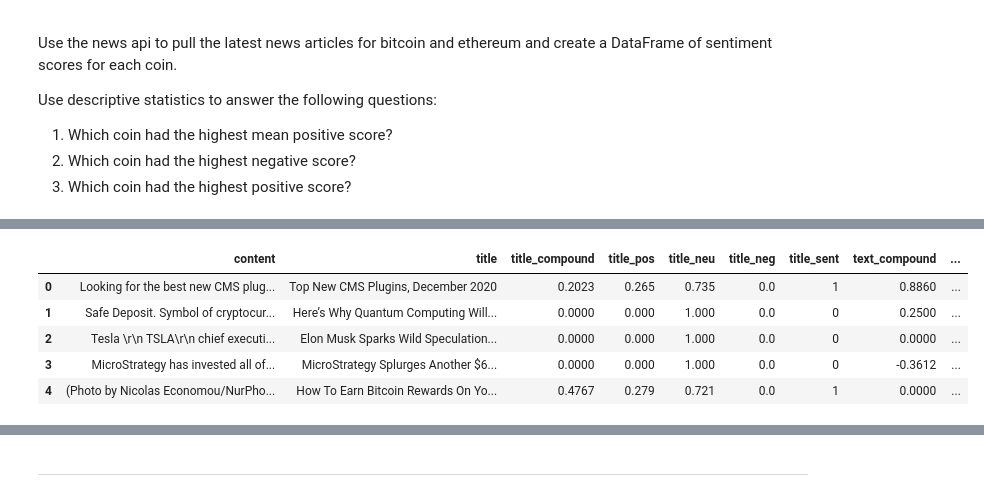
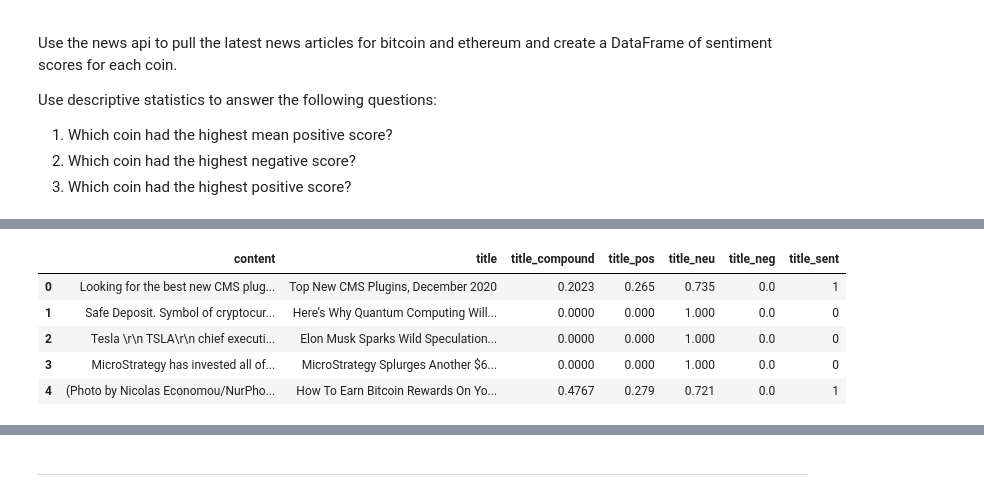
Before and after one commit to kristinav910/Crypto_Sentiment_Analysis, a Jupyter notebook: crypto_sentiment.ipynb, the cells around one changed output, grey strips where cells are left out. Cells and saved outputs as stored; diff of their text form; code cells hidden in the pictures.

```diff
--- a/crypto_sentiment.ipynb
+++ b/crypto_sentiment.ipynb
@@ -105,51 +97,52 @@ def get_sentiment(score):
 
     return result
 # %%
-bit_title_sent = {
+title_sent = {
     "title_compound": [],
     "title_pos": [],
     "title_neu": [],
     "title_neg": [],
     "title_sent": [],
 }
-content_sent = {
-    "content_compound": [],
-    "content_pos": [],
-    "content_neu": [],
-    "content_neg": [],
-    "content_sent": [],
+text_sent = {
+    "text_compound": [],
+    "text_pos": [],
+    "text_neu": [],
+    "text_neg": [],
+    "text_sent": [],
 }
 
 # Get sentiment for the text and the title
 for index, row in bit_df.iterrows():
     try:
            # Sentiment scoring with VADER
         title_sentiment = analyzer.polarity_scores(row["title"])
         title_sent["title_compound"].append(title_sentiment["compound"])
         title_sent["title_pos"].append(title_sentiment["pos"])
         title_sent["title_neu"].append(title_sentiment["neu"])
         title_sent["title_neg"].append(title_sentiment["neg"])
         title_sent["title_sent"].append(get_sentiment(title_sentiment["compound"]))
 
         text_sentiment = analyzer.polarity_scores(row["content"])
         text_sent["text_compound"].append(text_sentiment["compound"])
         text_sent["text_pos"].append(text_sentiment["pos"])
         text_sent["text_neu"].append(text_sentiment["neu"])
         text_sent["text_neg"].append(text_sentiment["neg"])
         text_sent["text_sent"].append(get_sentiment(text_sentiment["compound"]))
     except AttributeError:
         pass
 
 # Attaching sentiment columns to the News DataFrame
-#title_sentiment_df = pd.DataFrame(title_sent)
+title_sentiment_df = pd.DataFrame(title_sent)
 text_sentiment_df = pd.DataFrame(text_sent)
-bitcoin_df_sentiment = bit_df.join(title_sentiment_df).join(text_sentiment_df)
+bitcoin_df_sentiment_title = bit_df.join(title_sentiment_df)
 
-bitcoin_df_sentiment.head()
+
+bitcoin_df_sentiment_title.head()
 # %% [output]
-|  | content | title | title_compound | title_pos | title_neu | title_neg | title_sent | text_compound | ... |
-| 0 | Looking for the best new CMS plug... | Top New CMS Plugins, December 2020 | 0.2023 | 0.265 | 0.735 | 0.0 | 1 | 0.8860 | ... |
-| 1 | Safe Deposit. Symbol of cryptocur... | Here’s Why Quantum Computing Will... | 0.0000 | 0.000 | 1.000 | 0.0 | 0 | 0.2500 | ... |
-| 2 | Tesla \r\n TSLA\r\n chief executi... | Elon Musk Sparks Wild Speculation... | 0.0000 | 0.000 | 1.000 | 0.0 | 0 | 0.0000 | ... |
-| 3 | MicroStrategy has invested all of... | MicroStrategy Splurges Another $6... | 0.0000 | 0.000 | 1.000 | 0.0 | 0 | -0.3612 | ... |
-| 4 | (Photo by Nicolas Economou/NurPho... | How To Earn Bitcoin Rewards On Yo... | 0.4767 | 0.279 | 0.721 | 0.0 | 1 | 0.0000 | ... |
+|  | content | title | title_compound | title_pos | title_neu | title_neg | title_sent |
+| 0 | Looking for the best new CMS plug... | Top New CMS Plugins, December 2020 | 0.2023 | 0.265 | 0.735 | 0.0 | 1 |
+| 1 | Safe Deposit. Symbol of cryptocur... | Here’s Why Quantum Computing Will... | 0.0000 | 0.000 | 1.000 | 0.0 | 0 |
+| 2 | Tesla \r\n TSLA\r\n chief executi... | Elon Musk Sparks Wild Speculation... | 0.0000 | 0.000 | 1.000 | 0.0 | 0 |
+| 3 | MicroStrategy has invested all of... | MicroStrategy Splurges Another $6... | 0.0000 | 0.000 | 1.000 | 0.0 | 0 |
+| 4 | (Photo by Nicolas Economou/NurPho... | How To Earn Bitcoin Rewards On Yo... | 0.4767 | 0.279 | 0.721 | 0.0 | 1 |
```
Also changed, not shown: parts of 37 cells of this notebook.
